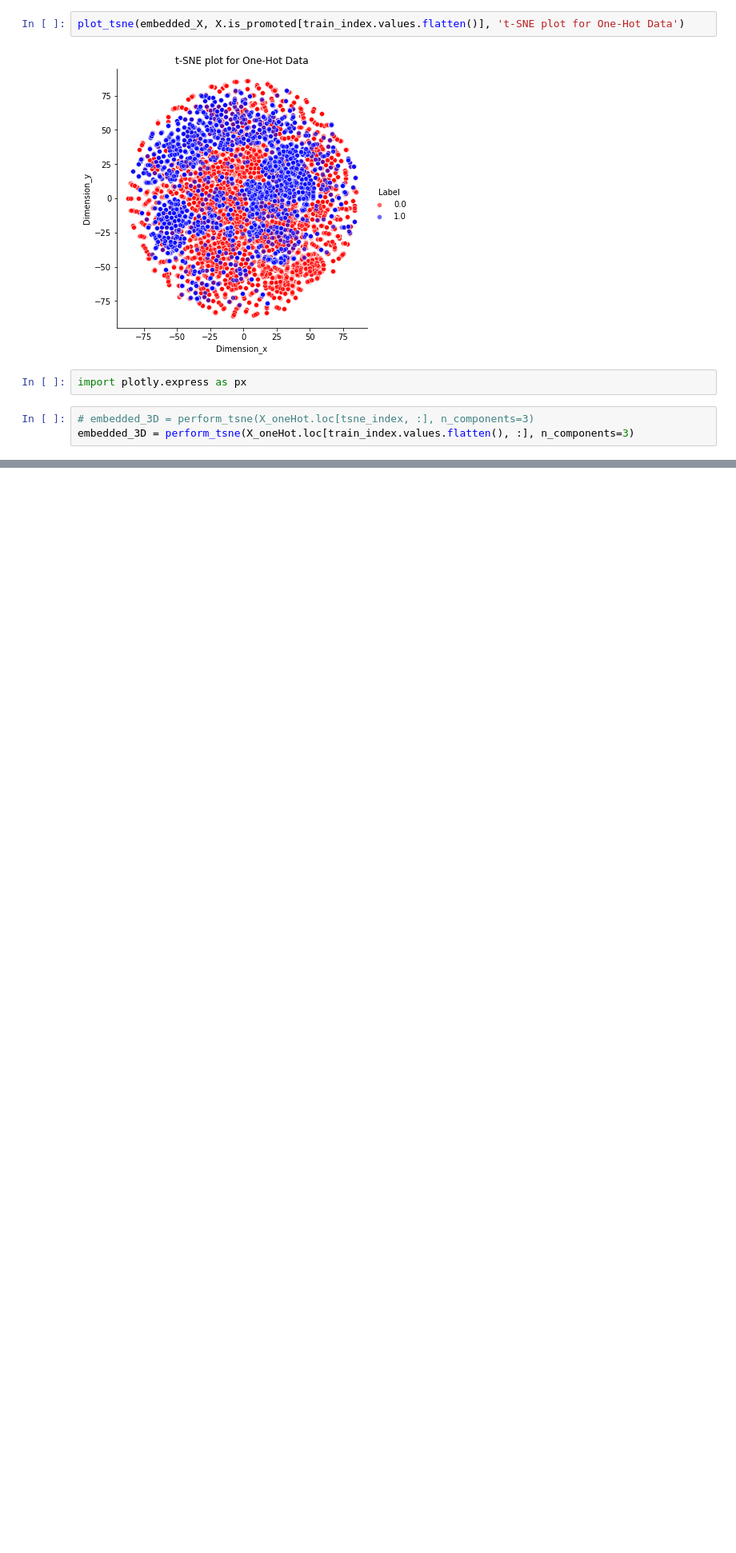
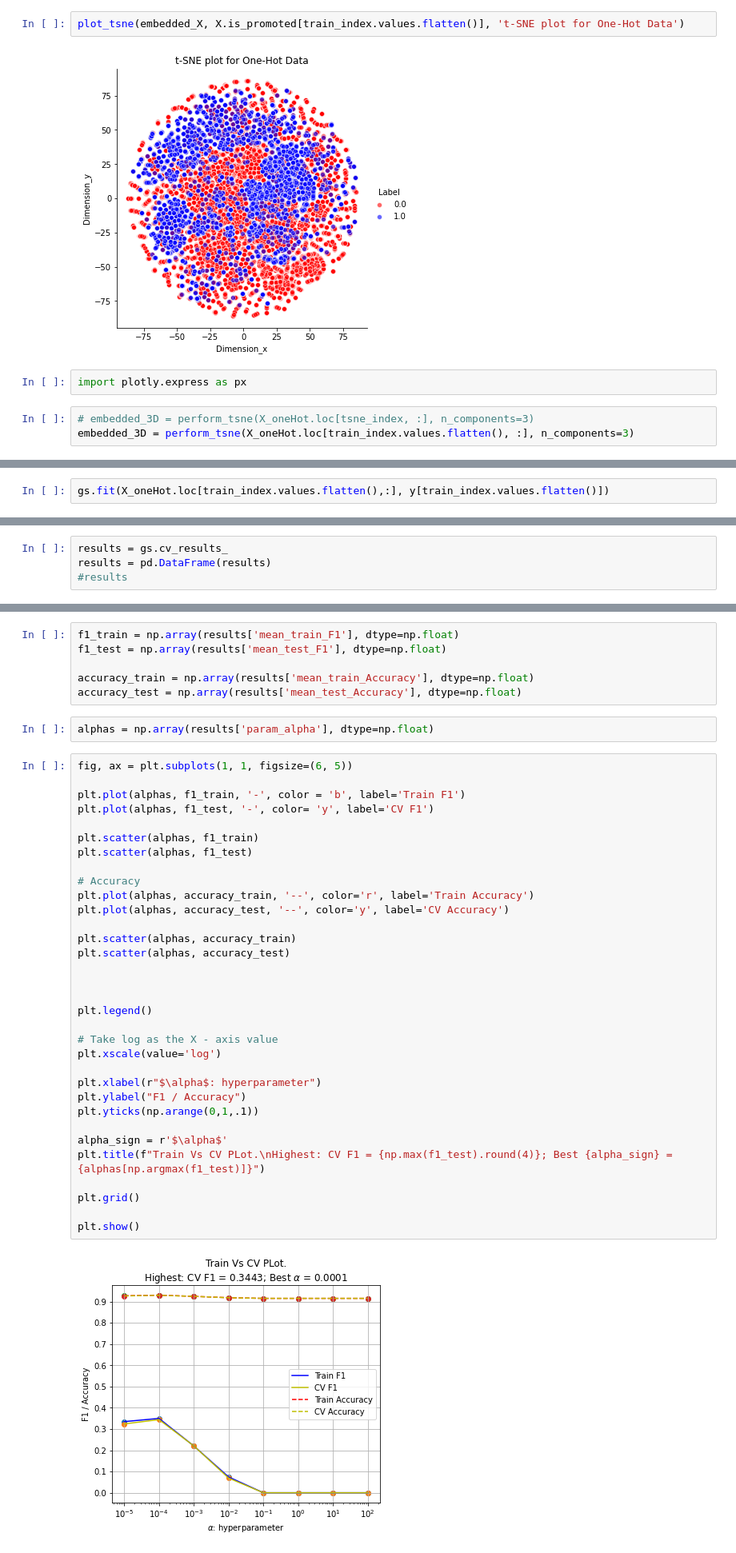
Before and after one commit to gunnerVivek/Employee-Promotion, a Jupyter notebook: 3-models.ipynb, the cells around one changed output, grey strips where cells are left out. Shown: that part at 80% size. Saved outputs shown, nothing was run; the diff lists cells and outputs as text; blank space fills up the shorter version.

```diff
--- a/3-models.ipynb
+++ b/3-models.ipynb
@@ -242,0 +253,2 @@ t-SNE was performed on $10K$ stratified data points.
+# %%
+gs.fit(X_oneHot.loc[train_index.values.flatten(),:], y[train_index.values.flatten()])
@@ -242,0 +272,4 @@ t-SNE was performed on $10K$ stratified data points.
+# %%
+results = gs.cv_results_
+results = pd.DataFrame(results)
+#results
@@ -242,0 +296,43 @@ t-SNE was performed on $10K$ stratified data points.
+# %%
+f1_train = np.array(results['mean_train_F1'], dtype=np.float)
+f1_test = np.array(results['mean_test_F1'], dtype=np.float)
+
+accuracy_train = np.array(results['mean_train_Accuracy'], dtype=np.float)
+accuracy_test = np.array(results['mean_test_Accuracy'], dtype=np.float)
+# %%
+alphas = np.array(results['param_alpha'], dtype=np.float)
+# %%
+fig, ax = plt.subplots(1, 1, figsize=(6, 5))
+
+plt.plot(alphas, f1_train, '-', color = 'b', label='Train F1')
+plt.plot(alphas, f1_test, '-', color= 'y', label='CV F1')
+
+plt.scatter(alphas, f1_train)
+plt.scatter(alphas, f1_test)
+
+# Accuracy
+plt.plot(alphas, accuracy_train, '--', color='r', label='Train Accuracy')
+plt.plot(alphas, accuracy_test, '--', color='y', label='CV Accuracy')
+
+plt.scatter(alphas, accuracy_train)
+plt.scatter(alphas, accuracy_test)
+
+
+
+plt.legend()
+
+# Take log as the X - axis value
+plt.xscale(value='log')
+
+plt.xlabel(r"$\alpha$: hyperparameter")
+plt.ylabel("F1 / Accuracy")
+plt.yticks(np.arange(0,1,.1))
+
+alpha_sign = r'$\alpha$'
+plt.title(f"Train Vs CV PLot.\nHighest: CV F1 = {np.max(f1_test).round(4)}; Best {alpha_sign} = {alphas[np.argmax(f1_test)]}")
+
+plt.grid()
+
+plt.show()
+# %% [output]
+[figure, added]
```
Also changed, not shown: parts of 22 cells of this notebook.
